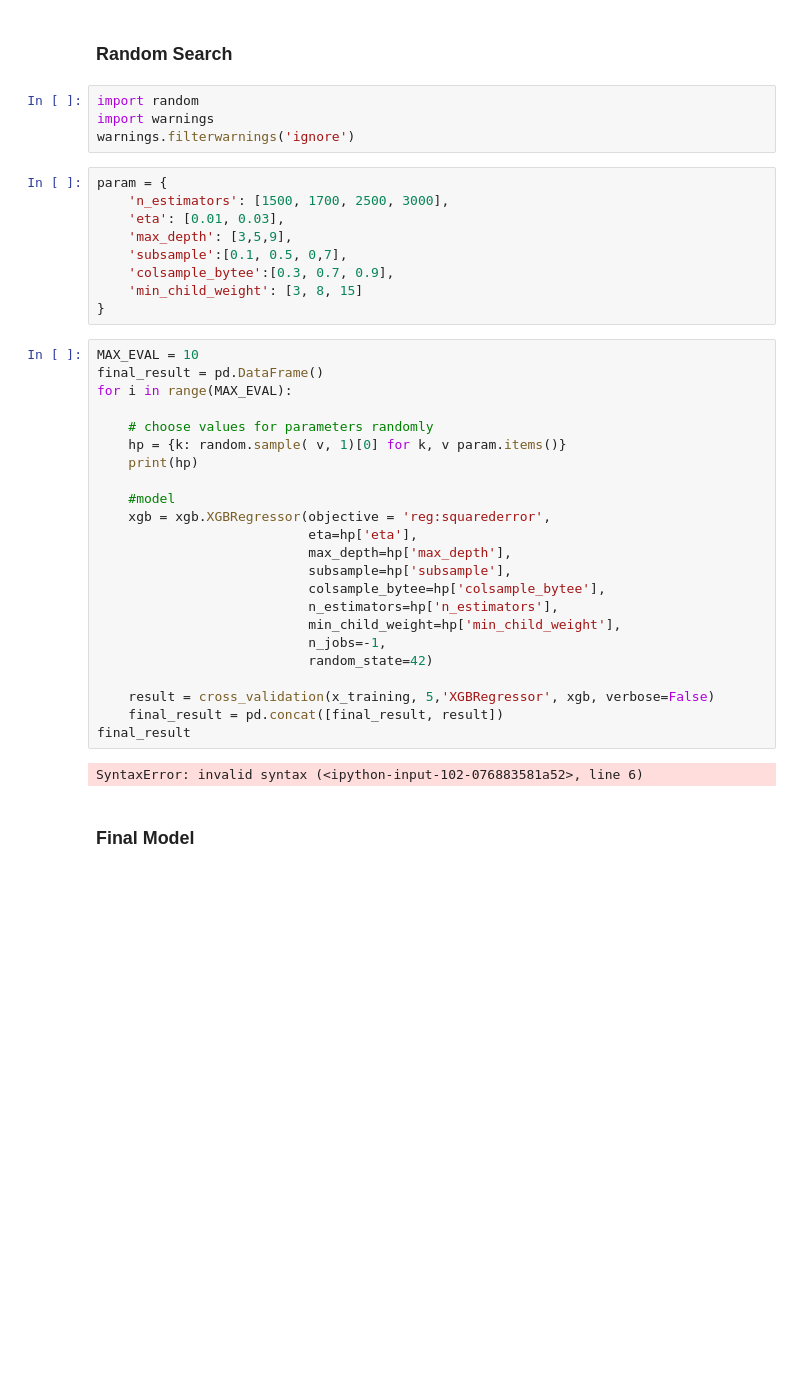
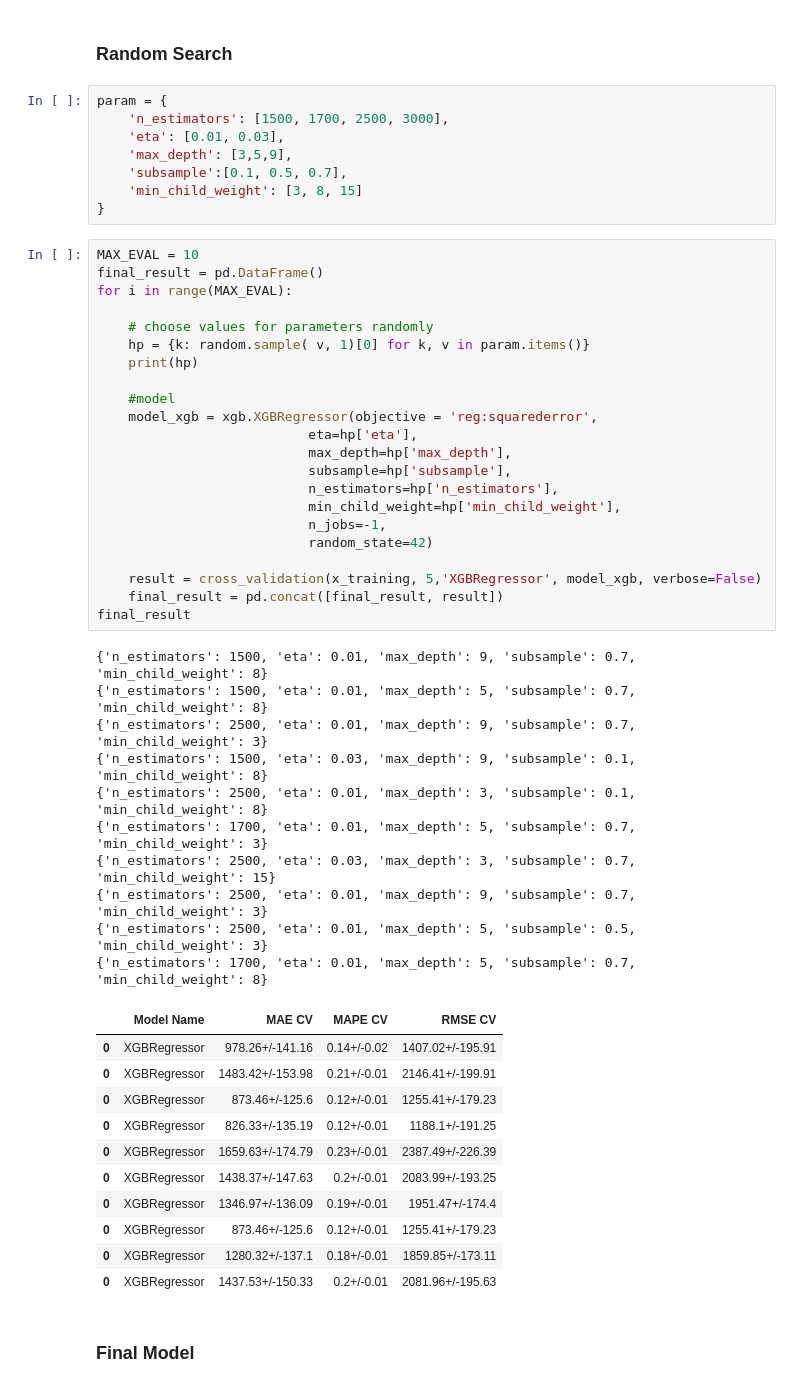
Before and after one commit to bruno154/the_rossman_projects, a Jupyter notebook: notebooks/dataDescription_HypothesisMap_FeatureEngineering.ipynb, the cells around one changed output. Cells and saved outputs as stored; diff of their text form; blank space fills up the shorter version.

```diff
--- a/notebooks/dataDescription_HypothesisMap_FeatureEngineering.ipynb
+++ b/notebooks/dataDescription_HypothesisMap_FeatureEngineering.ipynb
@@ -1413,44 +1365,58 @@ modelling_result_cv.sort_values('RMSE CV')
 # Hyperprameter Tunning
 # %% [markdown]
 ### Random Search
-# %%
-import random
-import warnings
-warnings.filterwarnings('ignore')
 # %%
 param = {
     'n_estimators': [1500, 1700, 2500, 3000],
     'eta': [0.01, 0.03],
     'max_depth': [3,5,9],
-    'subsample':[0.1, 0.5, 0,7],
-    'colsample_bytee':[0.3, 0.7, 0.9],
+    'subsample':[0.1, 0.5, 0.7],
     'min_child_weight': [3, 8, 15]
 }
 # %%
 MAX_EVAL = 10
 final_result = pd.DataFrame()
 for i in range(MAX_EVAL):
 
     # choose values for parameters randomly
-    hp = {k: random.sample( v, 1)[0] for k, v param.items()}
+    hp = {k: random.sample( v, 1)[0] for k, v in param.items()}
     print(hp)
 
     #model
-    xgb = xgb.XGBRegressor(objective = 'reg:squarederror',
+    model_xgb = xgb.XGBRegressor(objective = 'reg:squarederror',
                            eta=hp['eta'],
                            max_depth=hp['max_depth'],
                            subsample=hp['subsample'],
-                           colsample_bytee=hp['colsample_bytee'],
                            n_estimators=hp['n_estimators'],
                            min_child_weight=hp['min_child_weight'],
                            n_jobs=-1,
                            random_state=42)
 
-    result = cross_validation(x_training, 5,'XGBRegressor', xgb, verbose=False)
+    result = cross_validation(x_training, 5,'XGBRegressor', model_xgb, verbose=False)
     final_result = pd.concat([final_result, result])
 final_result
 # %% [output]
-SyntaxError: invalid syntax (<ipython-input-102-076883581a52>, line 6)
+{'n_estimators': 1500, 'eta': 0.01, 'max_depth': 9, 'subsample': 0.7, 'min_child_weight': 8}
+{'n_estimators': 1500, 'eta': 0.01, 'max_depth': 5, 'subsample': 0.7, 'min_child_weight': 8}
+{'n_estimators': 2500, 'eta': 0.01, 'max_depth': 9, 'subsample': 0.7, 'min_child_weight': 3}
+{'n_estimators': 1500, 'eta': 0.03, 'max_depth': 9, 'subsample': 0.1, 'min_child_weight': 8}
+{'n_estimators': 2500, 'eta': 0.01, 'max_depth': 3, 'subsample': 0.1, 'min_child_weight': 8}
+{'n_estimators': 1700, 'eta': 0.01, 'max_depth': 5, 'subsample': 0.7, 'min_child_weight': 3}
+{'n_estimators': 2500, 'eta': 0.03, 'max_depth': 3, 'subsample': 0.7, 'min_child_weight': 15}
+{'n_estimators': 2500, 'eta': 0.01, 'max_depth': 9, 'subsample': 0.7, 'min_child_weight': 3}
+{'n_estimators': 2500, 'eta': 0.01, 'max_depth': 5, 'subsample': 0.5, 'min_child_weight': 3}
+{'n_estimators': 1700, 'eta': 0.01, 'max_depth': 5, 'subsample': 0.7, 'min_child_weight': 8}
+|  | Model Name | MAE CV | MAPE CV | RMSE CV |
+| 0 | XGBRegressor | 978.26+/-141.16 | 0.14+/-0.02 | 1407.02+/-195.91 |
+| 0 | XGBRegressor | 1483.42+/-153.98 | 0.21+/-0.01 | 2146.41+/-199.91 |
+| 0 | XGBRegressor | 873.46+/-125.6 | 0.12+/-0.01 | 1255.41+/-179.23 |
+| 0 | XGBRegressor | 826.33+/-135.19 | 0.12+/-0.01 | 1188.1+/-191.25 |
+| 0 | XGBRegressor | 1659.63+/-174.79 | 0.23+/-0.01 | 2387.49+/-226.39 |
+| 0 | XGBRegressor | 1438.37+/-147.63 | 0.2+/-0.01 | 2083.99+/-193.25 |
+| 0 | XGBRegressor | 1346.97+/-136.09 | 0.19+/-0.01 | 1951.47+/-174.4 |
+| 0 | XGBRegressor | 873.46+/-125.6 | 0.12+/-0.01 | 1255.41+/-179.23 |
+| 0 | XGBRegressor | 1280.32+/-137.1 | 0.18+/-0.01 | 1859.85+/-173.11 |
+| 0 | XGBRegressor | 1437.53+/-150.33 | 0.2+/-0.01 | 2081.96+/-195.63 |
 # %% [markdown]
 ### Final Model
 # %%
```
Also changed, not shown: parts of 43 cells of this notebook, 11 other files.
